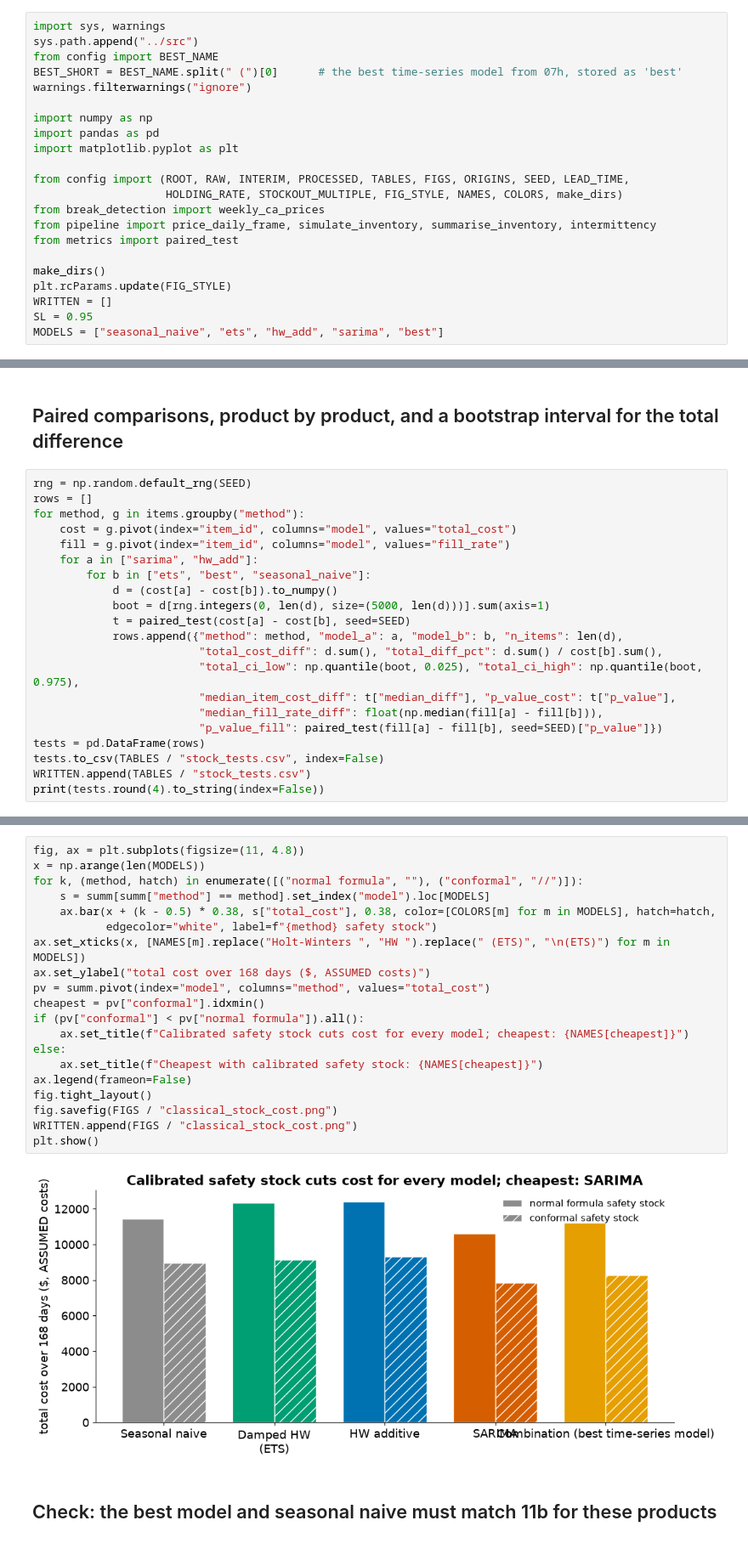
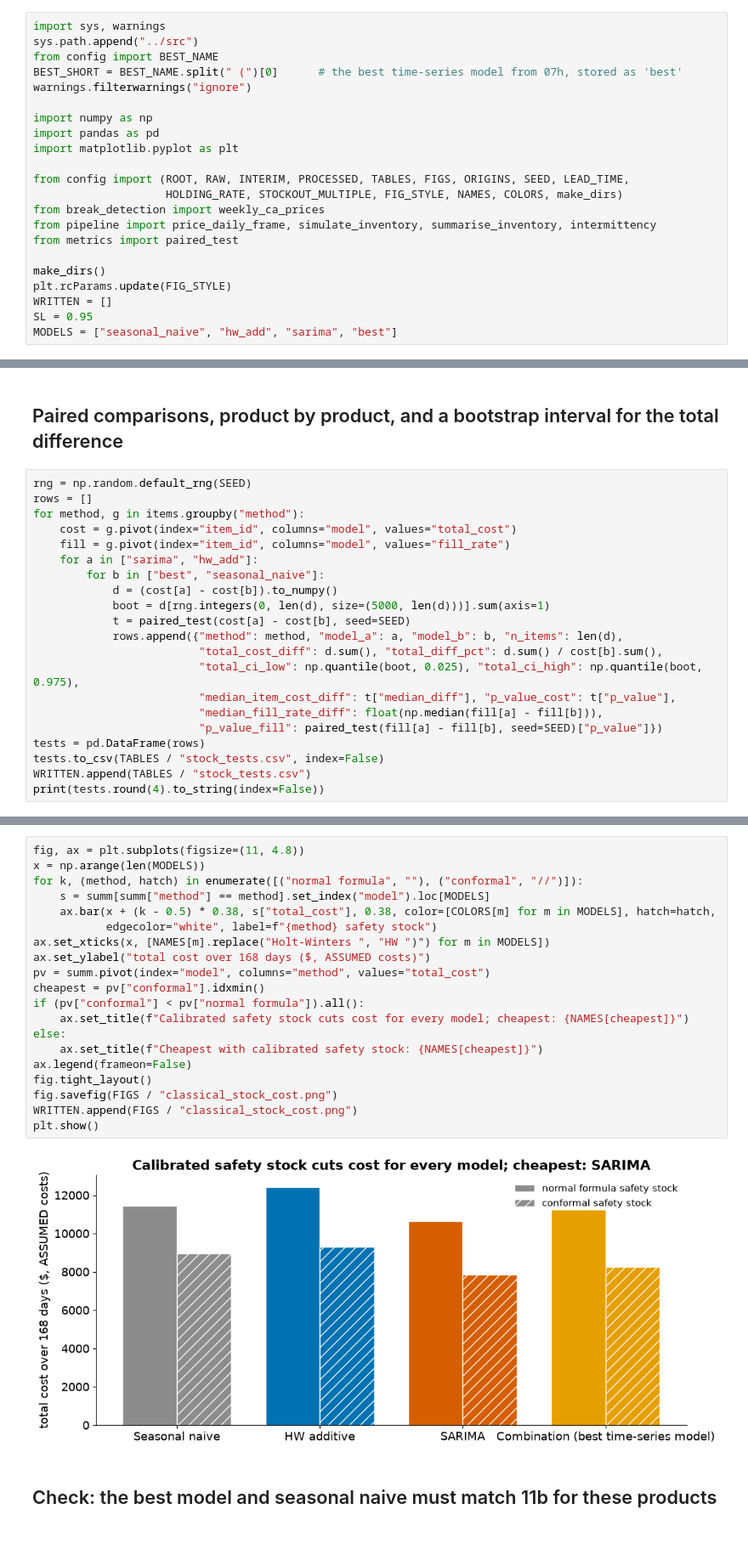
Before and after one commit to anushka-saini/sku-demand-forecasting, a Jupyter notebook: notebooks/11e_classical_forecasts_and_stock.ipynb, the cells around one changed output, grey strips where cells are left out. Shown at 85% size. Drawn from its saved outputs; the diff is of its cells as text.

```diff
--- a/notebooks/11e_classical_forecasts_and_stock.ipynb
+++ b/notebooks/11e_classical_forecasts_and_stock.ipynb
@@ -27,7 +27,7 @@ make_dirs()
 plt.rcParams.update(FIG_STYLE)
 WRITTEN = []
 SL = 0.95
-MODELS = ["seasonal_naive", "ets", "hw_add", "sarima", "best"]
+MODELS = ["seasonal_naive", "hw_add", "sarima", "best"]
 # %% [markdown]
 ## Load
 # %%
@@ -115,7 +113,7 @@ for method, g in items.groupby("method"):
     cost = g.pivot(index="item_id", columns="model", values="total_cost")
     fill = g.pivot(index="item_id", columns="model", values="fill_rate")
     for a in ["sarima", "hw_add"]:
-        for b in ["ets", "best", "seasonal_naive"]:
+        for b in ["best", "seasonal_naive"]:
             d = (cost[a] - cost[b]).to_numpy()
             boot = d[rng.integers(0, len(d), size=(5000, len(d)))].sum(axis=1)
             t = paired_test(cost[a] - cost[b], seed=SEED)
@@ -146,25 +140,25 @@ normal formula  hw_add seasonal_naive      150         988.0233          0.0864
 # %%
 fig, ax = plt.subplots(figsize=(11, 4.8))
 x = np.arange(len(MODELS))
 for k, (method, hatch) in enumerate([("normal formula", ""), ("conformal", "//")]):
     s = summ[summ["method"] == method].set_index("model").loc[MODELS]
     ax.bar(x + (k - 0.5) * 0.38, s["total_cost"], 0.38, color=[COLORS[m] for m in MODELS], hatch=hatch,
            edgecolor="white", label=f"{method} safety stock")
-ax.set_xticks(x, [NAMES[m].replace("Holt-Winters ", "HW ").replace(" (ETS)", "\n(ETS)") for m in MODELS])
+ax.set_xticks(x, [NAMES[m].replace("Holt-Winters ", "HW ")") for m in MODELS])
 ax.set_ylabel("total cost over 168 days ($, ASSUMED costs)")
 pv = summ.pivot(index="model", columns="method", values="total_cost")
 cheapest = pv["conformal"].idxmin()
 if (pv["conformal"] < pv["normal formula"]).all():
     ax.set_title(f"Calibrated safety stock cuts cost for every model; cheapest: {NAMES[cheapest]}")
 else:
     ax.set_title(f"Cheapest with calibrated safety stock: {NAMES[cheapest]}")
 ax.legend(frameon=False)
 fig.tight_layout()
 fig.savefig(FIGS / "classical_stock_cost.png")
 WRITTEN.append(FIGS / "classical_stock_cost.png")
 plt.show()
 # %% [output]
-[figure, old version]
+[figure, new version]
 # %% [markdown]
 ## Check: the best model and seasonal naive must match 11b for these products
 # %%
```
Also changed, not shown: parts of 7 cells of this notebook, 10 other files.
